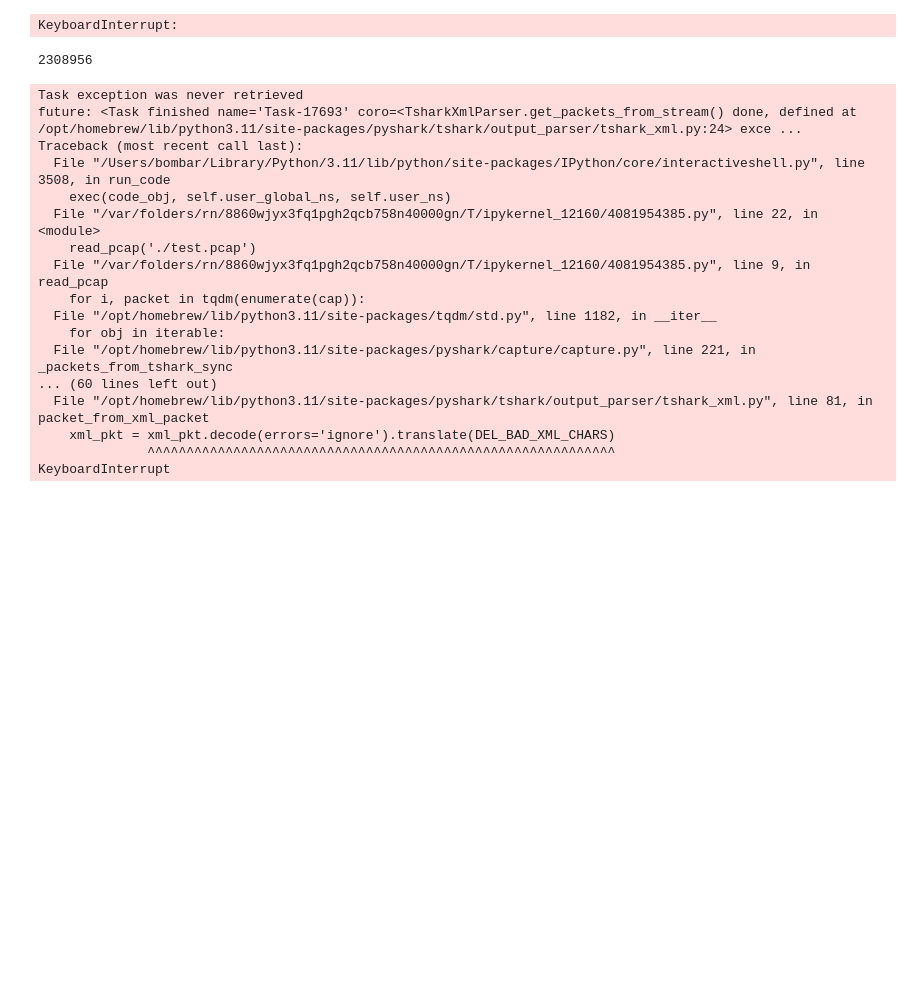
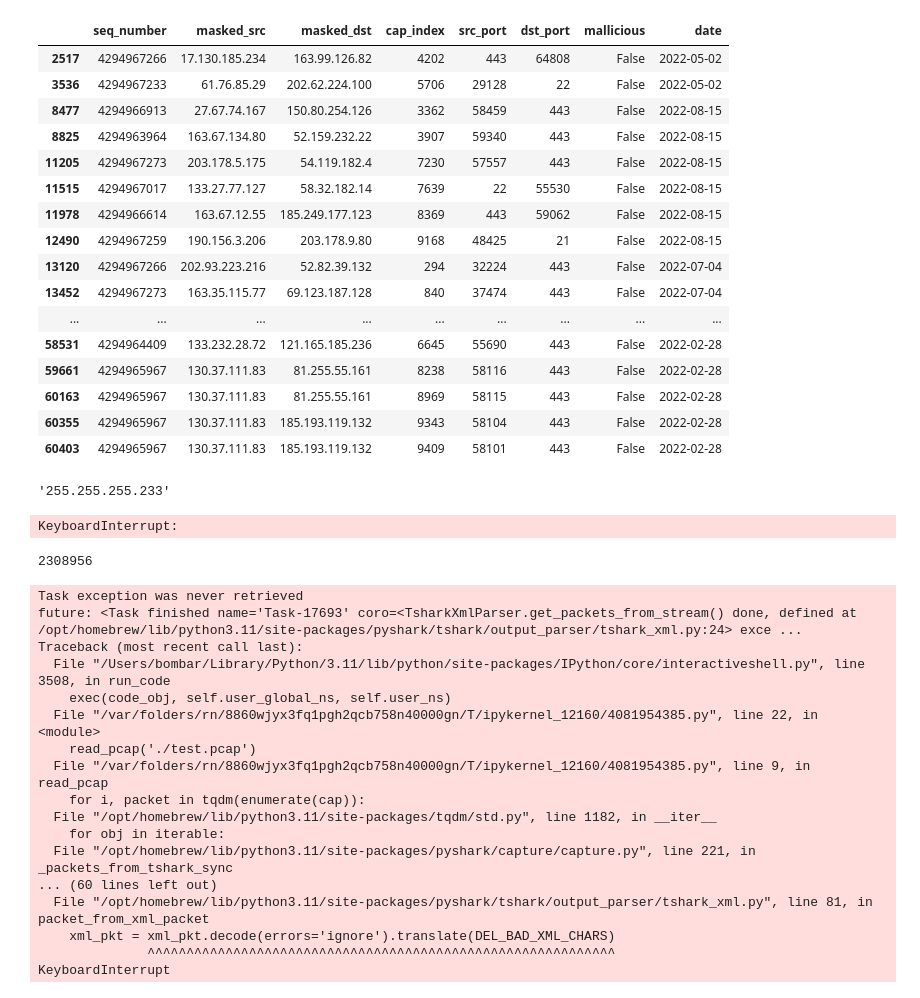
Before and after one commit to ubombar/neva-project, a Jupyter notebook: zortzort2.ipynb, the cells around one changed output. Cells and saved outputs as stored; diff of their text form; code cells hidden in the pictures; blank space fills up the shorter version.

```diff
--- a/zortzort2.ipynb
+++ b/zortzort2.ipynb
@@ -14,12 +19,5 @@ class PacketInfo:
     cap_index: int
     src_port: int
     dst_port: int
-    mallicious: bool
-
-samyang = []
+    mallicious: bool # this requires a more work
+    date: date
-# %%
-cap = pyshark.FileCapture("./test.pcap")
-l = 0
-for _ in cap:
-    l += 1
-print(l)
@@ -28,3 +87,38 @@ KeyboardInterrupt:
+# %%
+# get_n_packages_from_files()
+
+filenames = ["./extracted/" + x for x in os.listdir("./extracted/") if not x.startswith(".")]
+
+all_packages = list(get_n_packages_from_files(filenames, 1_000))
+
+"Done"
+# %%
+df = pd.DataFrame(all_packages)
+# %%
+df[df.seq_number > (8 << 24)]
+# df
+# %% [output]
+|  | seq_number | masked_src | masked_dst | cap_index | src_port | dst_port | mallicious | date |
+| 2517 | 4294967266 | 17.130.185.234 | 163.99.126.82 | 4202 | 443 | 64808 | False | 2022-05-02 |
+| 3536 | 4294967233 | 61.76.85.29 | 202.62.224.100 | 5706 | 29128 | 22 | False | 2022-05-02 |
+| 8477 | 4294966913 | 27.67.74.167 | 150.80.254.126 | 3362 | 58459 | 443 | False | 2022-08-15 |
+| 8825 | 4294963964 | 163.67.134.80 | 52.159.232.22 | 3907 | 59340 | 443 | False | 2022-08-15 |
+| 11205 | 4294967273 | 203.178.5.175 | 54.119.182.4 | 7230 | 57557 | 443 | False | 2022-08-15 |
+| 11515 | 4294967017 | 133.27.77.127 | 58.32.182.14 | 7639 | 22 | 55530 | False | 2022-08-15 |
+| 11978 | 4294966614 | 163.67.12.55 | 185.249.177.123 | 8369 | 443 | 59062 | False | 2022-08-15 |
+| 12490 | 4294967259 | 190.156.3.206 | 203.178.9.80 | 9168 | 48425 | 21 | False | 2022-08-15 |
+| 13120 | 4294967266 | 202.93.223.216 | 52.82.39.132 | 294 | 32224 | 443 | False | 2022-07-04 |
+| 13452 | 4294967273 | 163.35.115.77 | 69.123.187.128 | 840 | 37474 | 443 | False | 2022-07-04 |
+| ... | ... | ... | ... | ... | ... | ... | ... | ... |
+| 58531 | 4294964409 | 133.232.28.72 | 121.165.185.236 | 6645 | 55690 | 443 | False | 2022-02-28 |
+| 59661 | 4294965967 | 130.37.111.83 | 81.255.55.161 | 8238 | 58116 | 443 | False | 2022-02-28 |
+| 60163 | 4294965967 | 130.37.111.83 | 81.255.55.161 | 8969 | 58115 | 443 | False | 2022-02-28 |
+| 60355 | 4294965967 | 130.37.111.83 | 185.193.119.132 | 9343 | 58104 | 443 | False | 2022-02-28 |
+| 60403 | 4294965967 | 130.37.111.83 | 185.193.119.132 | 9409 | 58101 | 443 | False | 2022-02-28 |
+# %%
+convert_to_ip_str(4294967273)
+# %% [output]
+'255.255.255.233'
 # %%
 # Apply the nest_asyncio patch
 nest_asyncio.apply()
```
Also changed, not shown: parts of 4 cells of this notebook, 2 other files.
